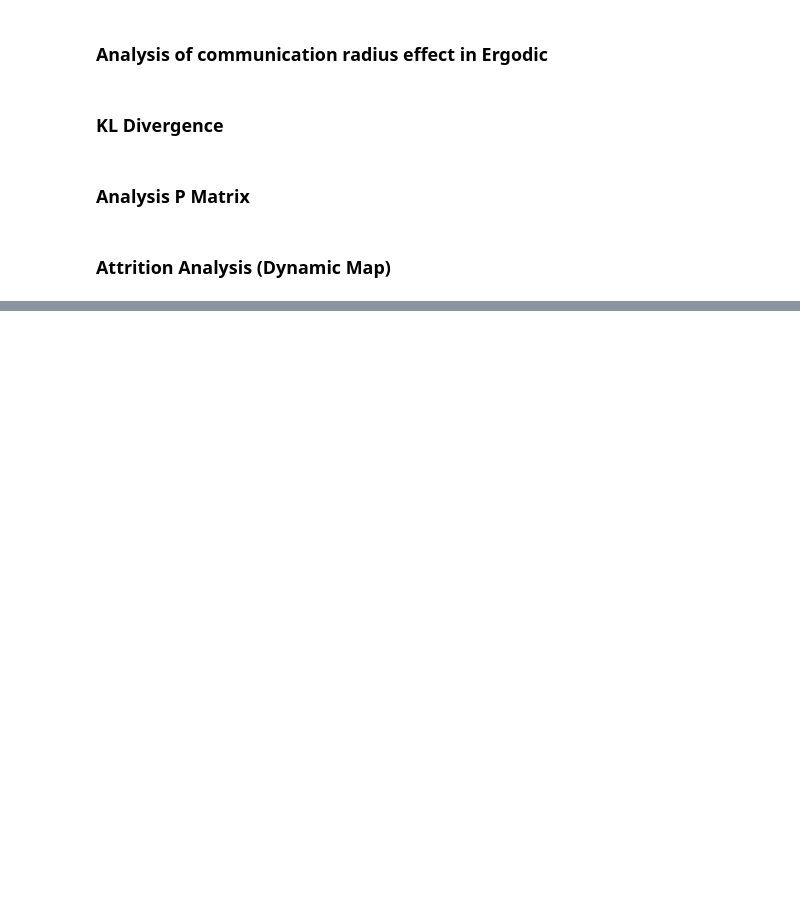
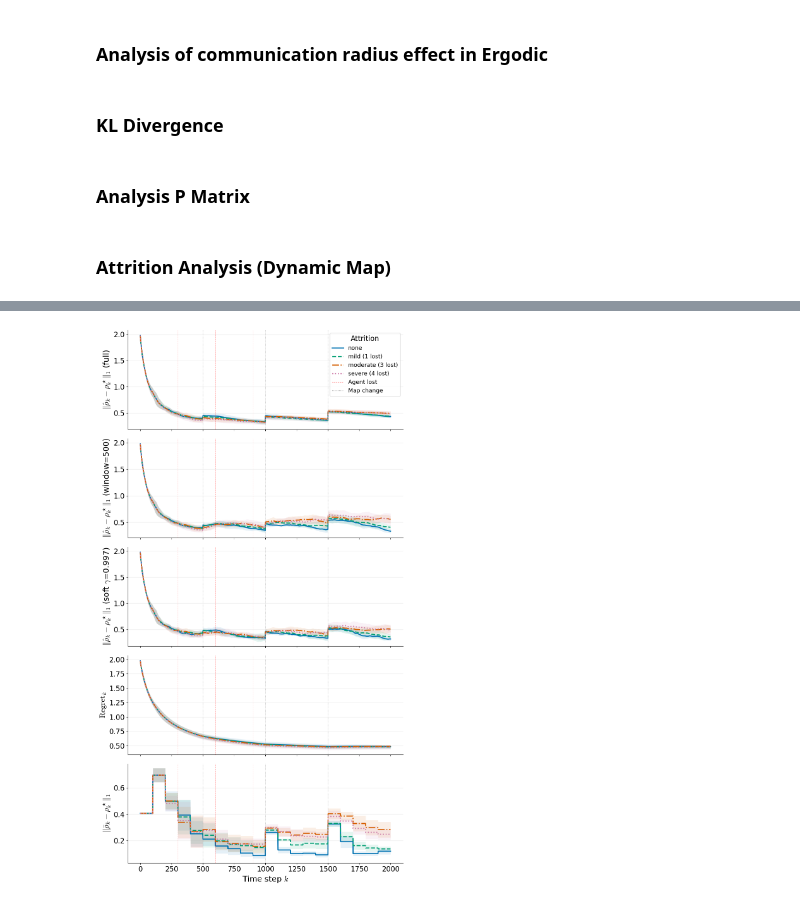
Before and after one commit to sastry-group/MAES, a Jupyter notebook: viz/plot_multiple_methods.ipynb, the cells around one changed output, grey strips where cells are left out. Drawn from its saved outputs; the diff is of its cells as text; code cells hidden in the pictures; blank space fills up the shorter version.

```diff
--- a/viz/plot_multiple_methods.ipynb
+++ b/viz/plot_multiple_methods.ipynb
@@ -2380,0 +2717,46 @@ plt.show()
+# %%
+sev_dynamic = [s for s in severity_order if s in curves_dynamic]
+color_map_att = {s: colorblind_colors[i] for i, s in enumerate(sev_dynamic)}
+ls_map_att = {s: linestyles[i] for i, s in enumerate(sev_dynamic)}
+
+fig, axes = plt.subplots(5, 1, figsize=(10, 18), sharex=True)
+# fig.suptitle("Dynamic Environment — Attrition Analysis", fontsize=20, y=0.98)
+
+metrics = [
+    ("emp_true_full",   r"$\|\hat{\rho}_k - \rho_k^\star\|_1$" + " (full)"),
+    ("emp_true_window", r"$\|\hat{\rho}_k - \rho_k^\star\|_1$" + " (window=500)"),
+    ("emp_true_soft",   r"$\|\hat{\rho}_k - \rho_k^\star\|_1$" + r" (soft $\gamma$=0.997)"),
+    ("regret_full",     r"$\mathrm{Regret}_k$"),
+    ("bel_true",        r"$\|\bar{\rho}_k - \rho_k^\star\|_1$"),
+]
+
+for row, (metric_key, ylabel) in enumerate(metrics):
+    ax = axes[row]
+    plot_attrition_panel(ax, curves_dynamic, sev_dynamic, metric_key, color_map_att, ls_map_att)
+    ax.set_ylabel(ylabel)
+    add_kill_lines(ax, attrition_times)
+    add_map_change_lines(ax, BATCH_DIR_ATTRITION_DYNAMIC)
+
+axes[-1].set_xlabel(r"Time step $k$")
+
+# Legend
+severity_handles = [
+    Line2D([0], [0], color=color_map_att[s], lw=2.4, ls=ls_map_att[s], label=s)
+    for s in sev_dynamic
+]
+other_handles = [
+    Line2D([0], [0], color="red", lw=0.8, linestyle="--", alpha=0.6, label="Agent lost"),
+    Line2D([0], [0], color="gray", lw=1.0, linestyle=":", label="Map change"),
+]
+axes[0].legend(
+    handles=severity_handles + other_handles,
+    title="Attrition",
+    loc="upper right",
+    frameon=True,
+)
+
+plt.tight_layout()
+plt.savefig("attrition_dynamic_5panel.pdf", bbox_inches="tight")
+plt.show()
+# %% [output]
+[figure, added]
```
Also changed, not shown: parts of 19 cells of this notebook, 1 other file.
